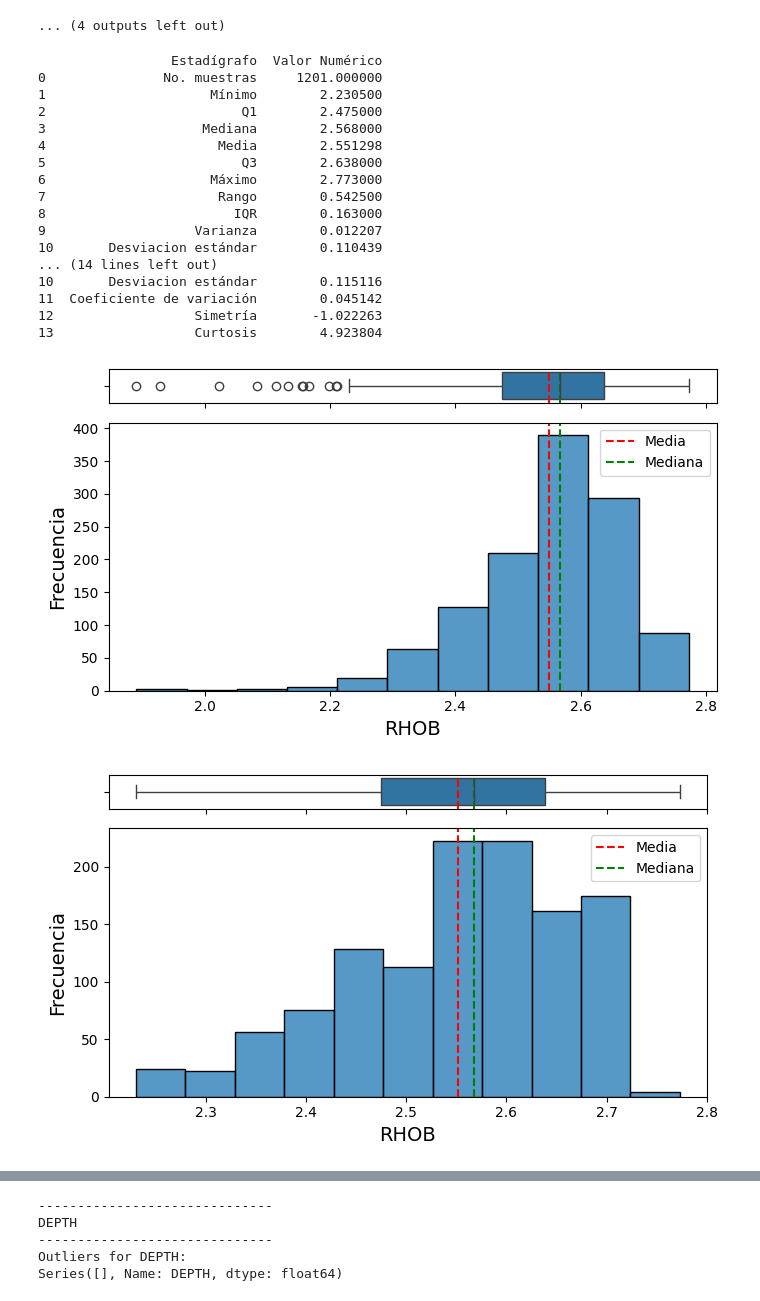
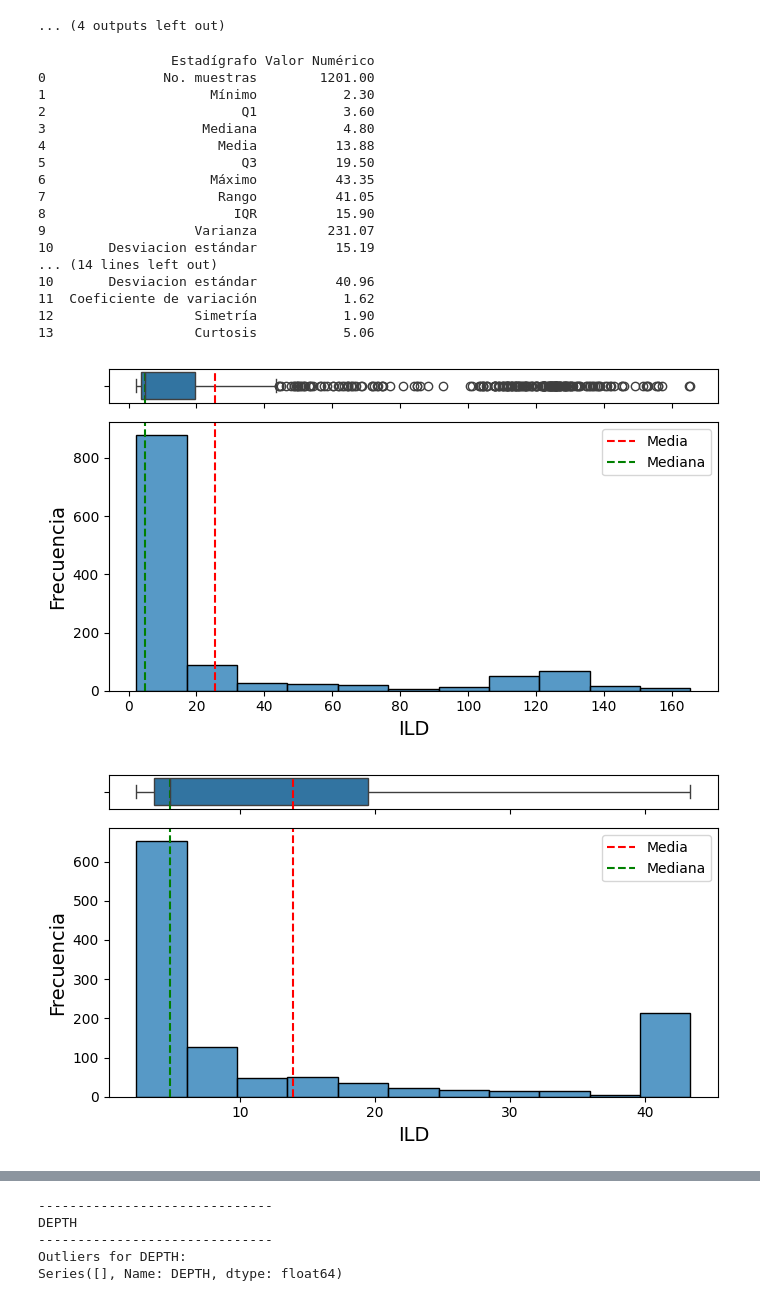
Before and after one commit to smoralesc91/DataScience2024, a Jupyter notebook: T1_mod_ver1.ipynb, the cells around one changed output, grey strips where cells are left out. Saved outputs shown, nothing was run; the diff lists cells and outputs as text; code cells hidden in the pictures.

```diff
--- a/T1_mod_ver1.ipynb
+++ b/T1_mod_ver1.ipynb
@@ -429,27 +459,27 @@ def outliers_iqr(data, rgp):
 
   return new_data_cap
 # %%
-new_data_outliers = outliers_iqr(data, rgp='RHOB')
+new_data_outliers = outliers_iqr(data, rgp='ILD')
 
-print(estadistica_basica(new_data_outliers['RHOB']))
-print(estadistica_basica(data['RHOB']))
+print(estadistica_basica(new_data_outliers['ILD']))
+print(estadistica_basica(data['ILD']))
 # %% [output]
-                 Estadígrafo  Valor Numérico
-0               No. muestras     1201.000000
-1                     Mínimo        2.230500
-2                         Q1        2.475000
-3                    Mediana        2.568000
-4                      Media        2.551298
-5                         Q3        2.638000
-6                     Máximo        2.773000
-7                      Rango        0.542500
-8                        IQR        0.163000
-9                   Varianza        0.012207
-10       Desviacion estándar        0.110439
+                 Estadígrafo Valor Numérico
+0               No. muestras        1201.00
+1                     Mínimo           2.30
+2                         Q1           3.60
+3                    Mediana           4.80
+4                      Media          13.88
+5                         Q3          19.50
+6                     Máximo          43.35
+7                      Rango          41.05
+8                        IQR          15.90
+9                   Varianza         231.07
+10       Desviacion estándar          15.19
 ... (14 lines left out)
-10       Desviacion estándar        0.115116
-11  Coeficiente de variación        0.045142
-12                  Simetría       -1.022263
-13                  Curtosis        4.923804
+10       Desviacion estándar          40.96
+11  Coeficiente de variación           1.62
+12                  Simetría           1.90
+13                  Curtosis           5.06
-[figure, old version]
+[figure, new version]
-[figure, old version]
+[figure, new version]
```
Also changed, not shown: parts of 9 cells of this notebook.
